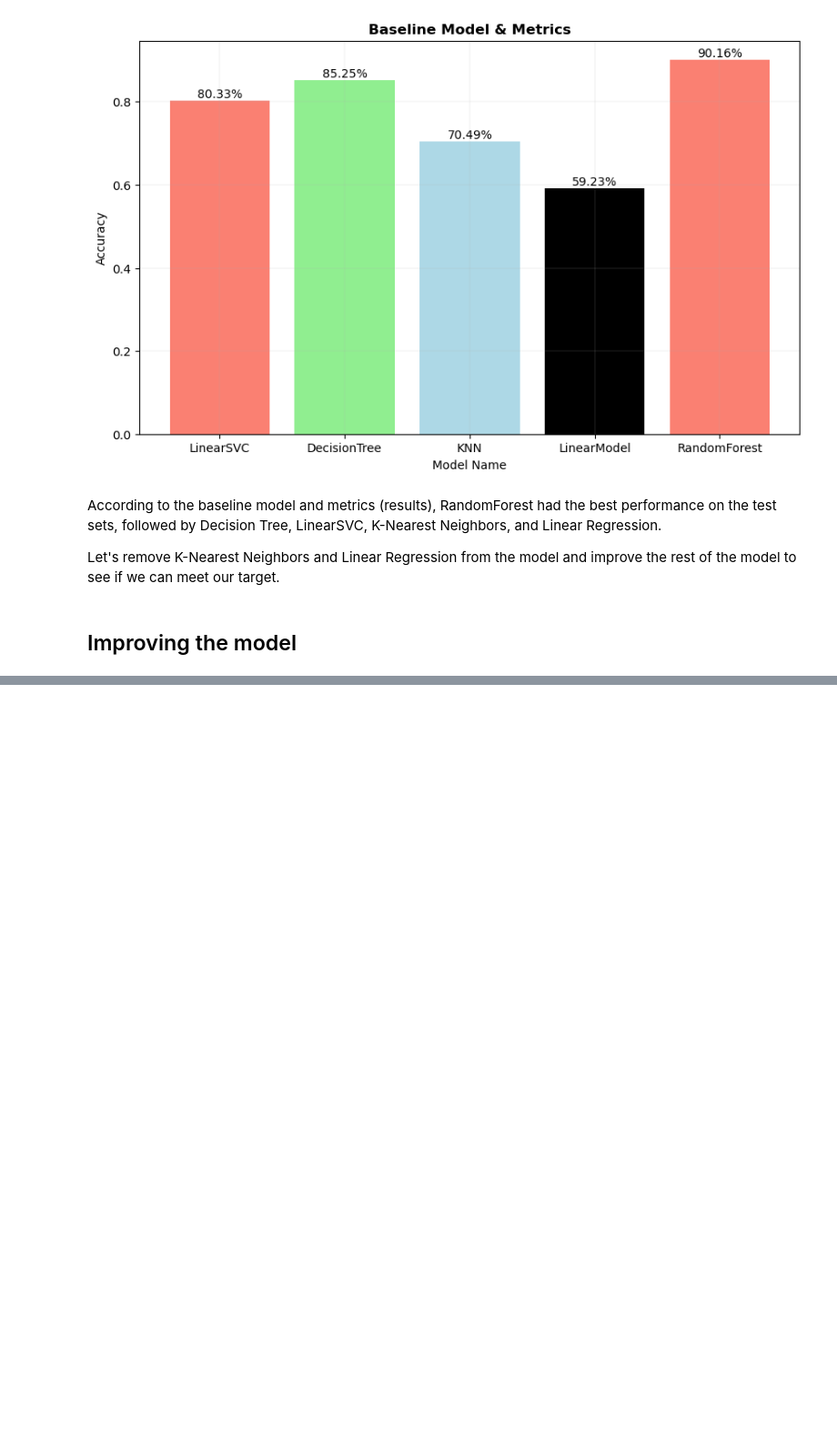
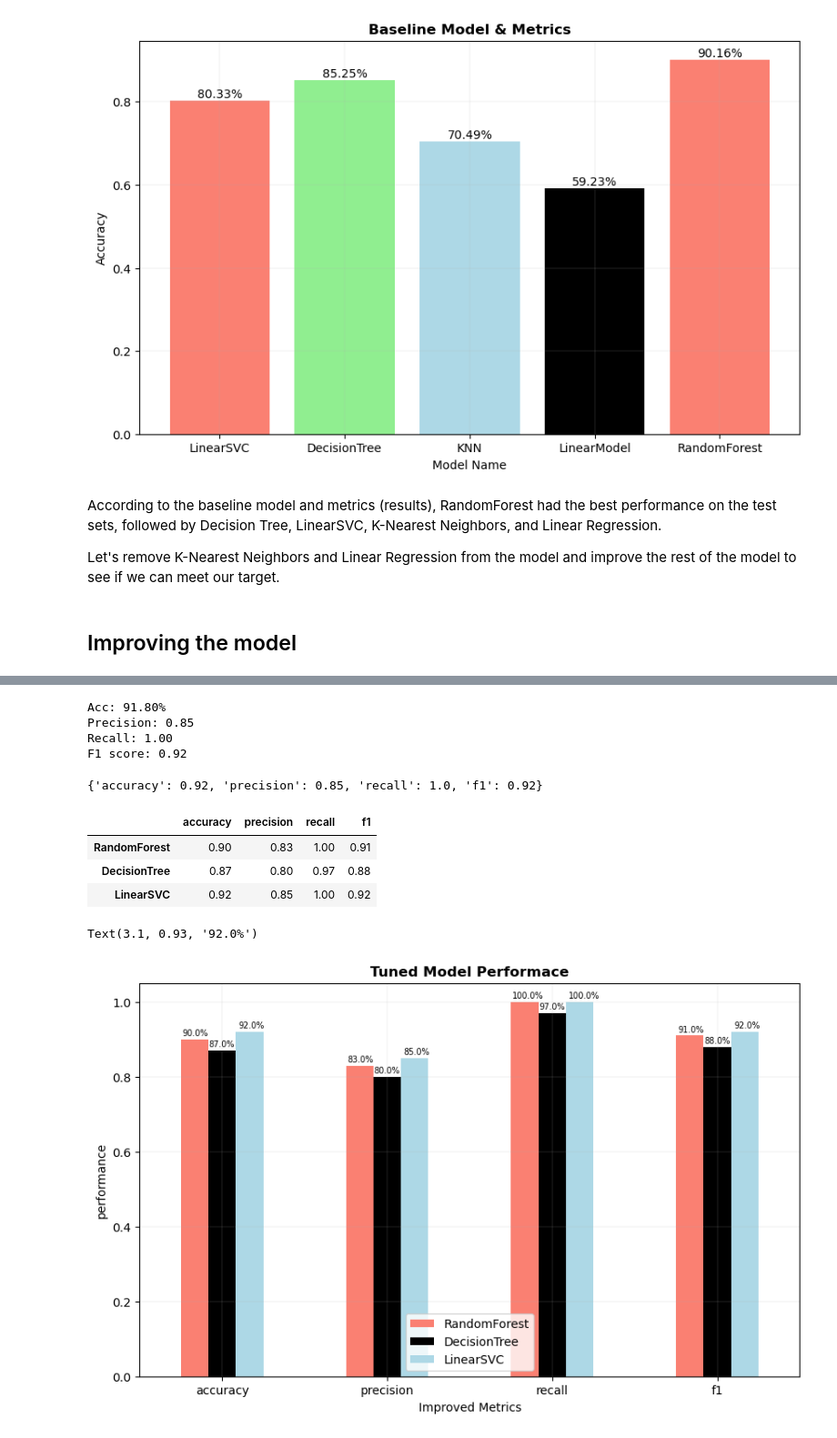
Before and after one commit to clevernat/heart-disease-project, a Jupyter notebook: HEART DISEASE PROJECT.ipynb, the cells around one changed output, grey strips where cells are left out. Shown: that part at 91% size. Drawn from its saved outputs; the diff is of its cells as text; code cells hidden in the pictures; blank space fills up the shorter version.

Commit message:
add evaluation performaance scores to plot

```diff
--- a/HEART DISEASE PROJECT.ipynb
+++ b/HEART DISEASE PROJECT.ipynb
@@ -962,0 +797,19 @@ We will drop the DecisionTree model and focus on tuning the RandomForest and Lin
+# %%
+%%time
+np.random.seed(2)
+
+# param_distributions = {"gamma": reciprocal(0.001, 0.1), "C": uniform(1, 10)}
+param_dist2 = {
+    'C': uniform(1, 10),
+    'intercept_scaling': np.arange(10, 300, 10)
+
+}
+
+# tune hyperparameters
+rs_linearSVC = RandomizedSearchCV(estimator=linearSVC,
+                                      n_iter=20,
+                                      param_distributions=param_dist2,
+                                      cv=5,
+                                      verbose=2)
+
+rs_linearSVC.fit(X_train, y_train)
@@ -962,0 +895,10 @@ We will drop the DecisionTree model and focus on tuning the RandomForest and Lin
+# %%
+rs_lsvc_preds = rs_linearSVC.predict(X_test)
+linear_svc_improve = evaluate_predictions(y_test, rs_lsvc_preds)
+linear_svc_improve
+# %% [output]
+Acc: 91.80%
+Precision: 0.85
+Recall: 1.00
+F1 score: 0.92
+{'accuracy': 0.92, 'precision': 0.85, 'recall': 1.0, 'f1': 0.92}
@@ -962,0 +907,51 @@ We will drop the DecisionTree model and focus on tuning the RandomForest and Lin
+# %%
+data = [random_forest_improve,
+        decision_tree_improve,
+        linear_svc_improve]
+
+results_df = pd.DataFrame(data, index=['RandomForest', 'DecisionTree', 'LinearSVC'])
+results_df
+# %% [output]
+|  | accuracy | precision | recall | f1 |
+| RandomForest | 0.90 | 0.83 | 1.00 | 0.91 |
+| DecisionTree | 0.87 | 0.80 | 0.97 | 0.88 |
+| LinearSVC | 0.92 | 0.85 | 1.00 | 0.92 |
+# %%
+results_df.T.plot(kind='bar',
+                  figsize=(10, 6),
+                  color=['salmon', 'black', 'lightblue'])
+
+plt.xlabel('Improved Metrics')
+plt.grid(linewidth=0.2, alpha=0.7)
+plt.xticks(rotation=0)
+plt.ylabel('performance')
+plt.legend(loc=8)
+plt.title('Tuned Model Performace', fontweight='bold')
+
+dicts = {
+    'rotation': 'horizontal',
+    'fontsize': 'x-small',
+}
+
+# Accuracy
+plt.text(-0.24, 0.91, f"{results_df['accuracy'].values[0]*100:.1f}%", fontdict=dicts)
+plt.text(-0.08, 0.88, f"{results_df['accuracy'].values[1]*100:.1f}%", fontdict=dicts)
+plt.text(0.1, 0.93, f"{results_df['accuracy'].values[2]*100:.1f}%", fontdict=dicts)
+
+# precision
+plt.text(0.76, 0.84, f"{results_df['precision'].values[0]*100:.1f}%", fontdict=dicts)
+plt.text(0.92, 0.81, f"{results_df['precision'].values[1]*100:.1f}%", fontdict=dicts)
+plt.text(1.1, 0.86, f"{results_df['precision'].values[2]*100:.1f}%", fontdict=dicts)
+
+# recall
+plt.text(1.76, 1.01, f"{results_df['recall'].values[0]*100:.1f}%", fontdict=dicts)
+plt.text(1.92, 0.98, f"{results_df['recall'].values[1]*100:.1f}%", fontdict=dicts)
+plt.text(2.1, 1.01, f"{results_df['recall'].values[2]*100:.1f}%", fontdict=dicts)
+
+# f1
+plt.text(2.76, 0.92, f"{results_df['f1'].values[0]*100:.1f}%", fontdict=dicts)
+plt.text(2.92, 0.89, f"{results_df['f1'].values[1]*100:.1f}%", fontdict=dicts)
+plt.text(3.1, 0.93, f"{results_df['f1'].values[2]*100:.1f}%", fontdict=dicts)
+# %% [output]
+Text(3.1, 0.93, '92.0%')
+[figure, added]
```
Also changed, not shown: parts of 40 cells of this notebook.
